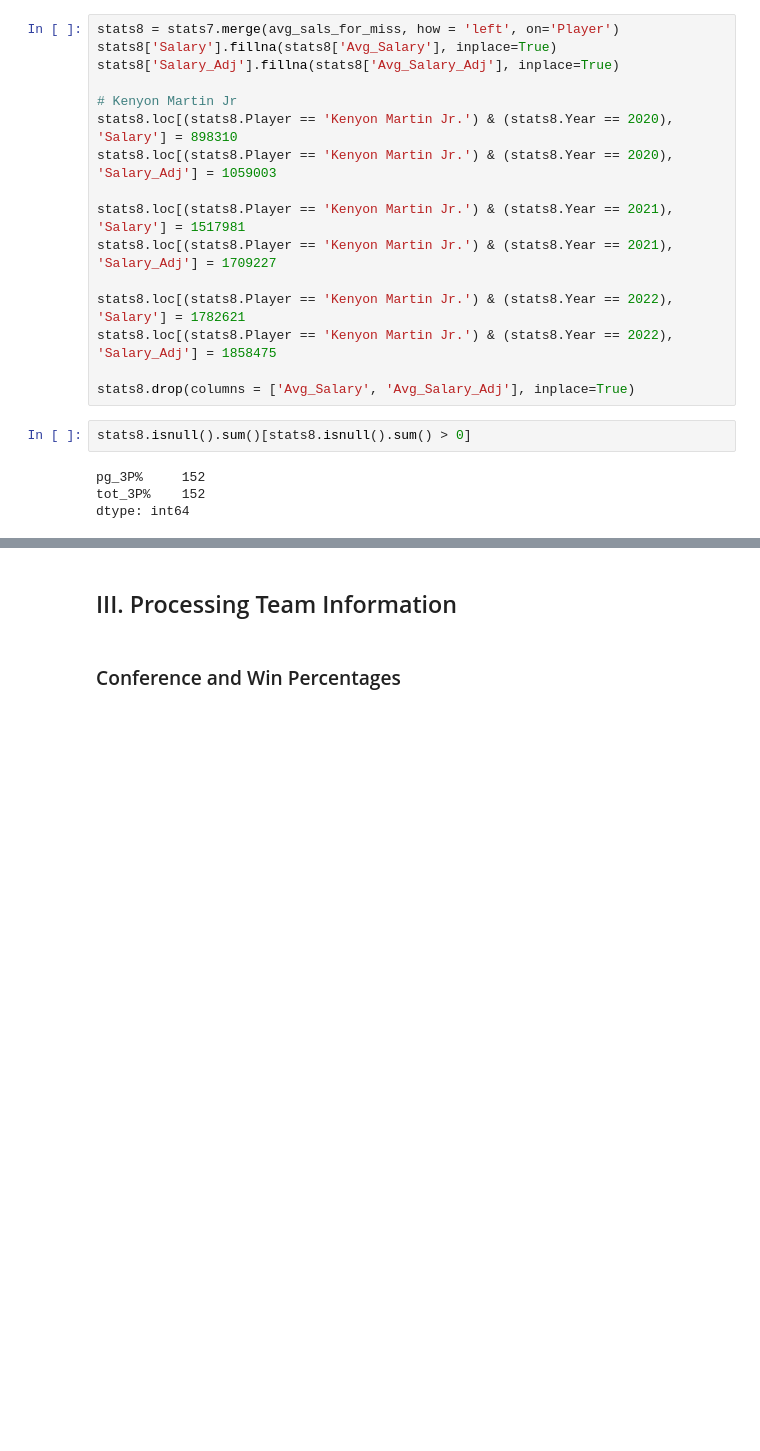
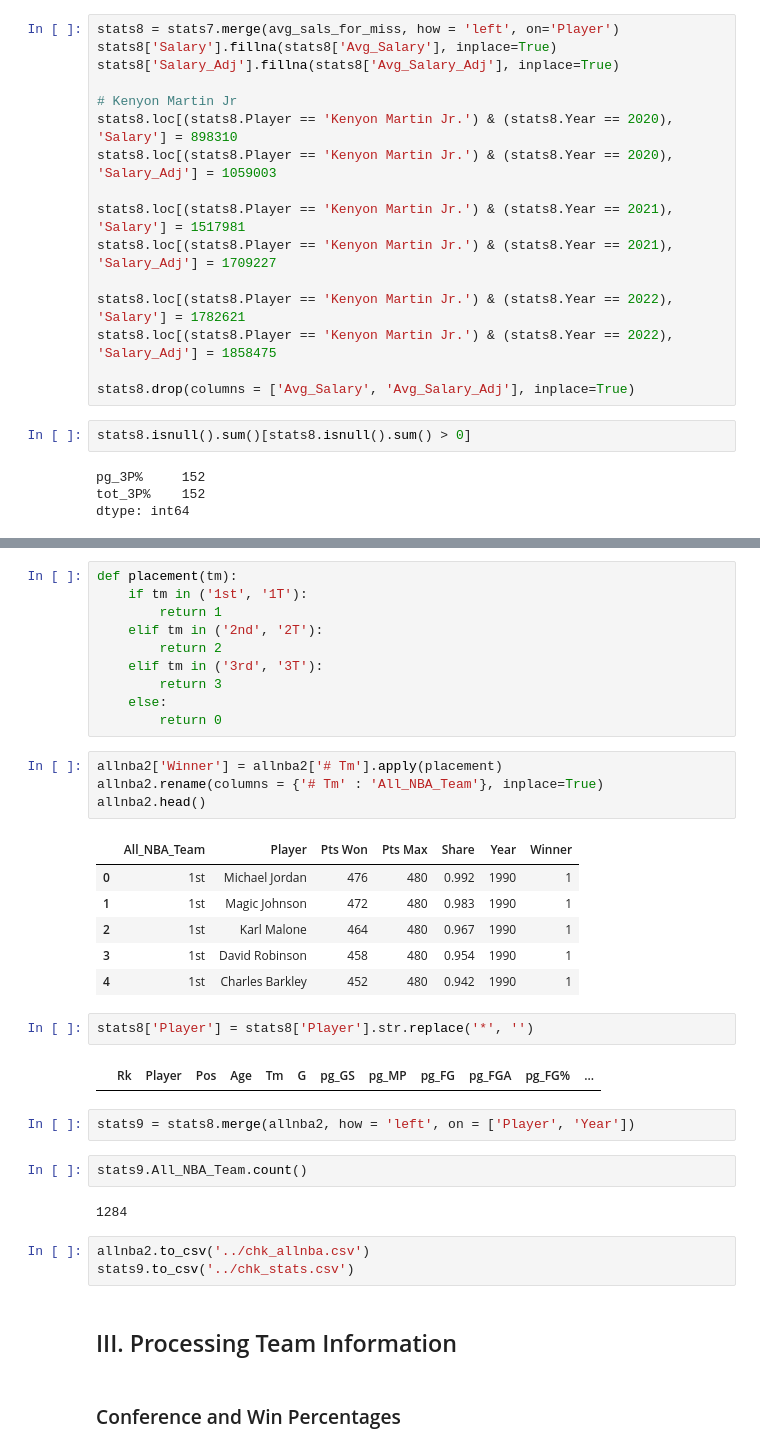
Before and after one commit to farahmalik11/DSI508_Capstone, a Jupyter notebook: code/02_Data_Cleaning_and_EDA.ipynb, the cells around one changed output, grey strips where cells are left out. Saved outputs shown, nothing was run; the diff lists cells and outputs as text; blank space fills up the shorter version.

```diff
--- a/code/02_Data_Cleaning_and_EDA.ipynb
+++ b/code/02_Data_Cleaning_and_EDA.ipynb
@@ -1082,3 +1095,37 @@ dtype: int64
+# %%
+def placement(tm):
+    if tm in ('1st', '1T'):
+        return 1
+    elif tm in ('2nd', '2T'):
+        return 2
+    elif tm in ('3rd', '3T'):
+        return 3
+    else:
+        return 0
+# %%
+allnba2['Winner'] = allnba2['# Tm'].apply(placement)
+allnba2.rename(columns = {'# Tm' : 'All_NBA_Team'}, inplace=True)
+allnba2.head()
+# %% [output]
+|  | All_NBA_Team | Player | Pts Won | Pts Max | Share | Year | Winner |
+| 0 | 1st | Michael Jordan | 476 | 480 | 0.992 | 1990 | 1 |
+| 1 | 1st | Magic Johnson | 472 | 480 | 0.983 | 1990 | 1 |
+| 2 | 1st | Karl Malone | 464 | 480 | 0.967 | 1990 | 1 |
+| 3 | 1st | David Robinson | 458 | 480 | 0.954 | 1990 | 1 |
+| 4 | 1st | Charles Barkley | 452 | 480 | 0.942 | 1990 | 1 |
+# %%
+stats8['Player'] = stats8['Player'].str.replace('*', '')
+# %% [output]
+|  | Rk | Player | Pos | Age | Tm | G | pg_GS | pg_MP | pg_FG | pg_FGA | pg_FG% | ... |
+# %%
+stats9 = stats8.merge(allnba2, how = 'left', on = ['Player', 'Year'])
+# %%
+stats9.All_NBA_Team.count()
+# %% [output]
+1284
+# %%
+allnba2.to_csv('../chk_allnba.csv')
+stats9.to_csv('../chk_stats.csv')
 # %% [markdown]
 ## III. Processing Team Information
 # %% [markdown]
```
Also changed, not shown: parts of 15 cells of this notebook, 2 other files.
